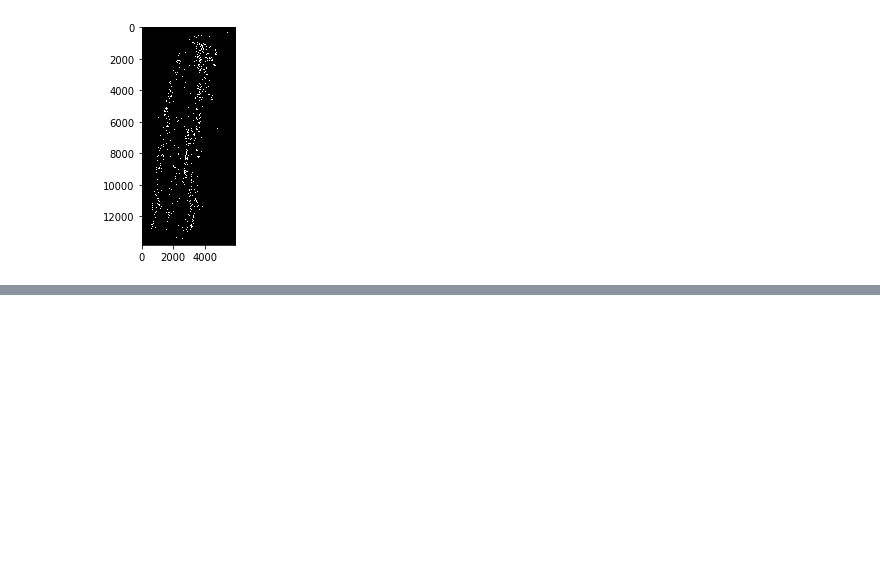
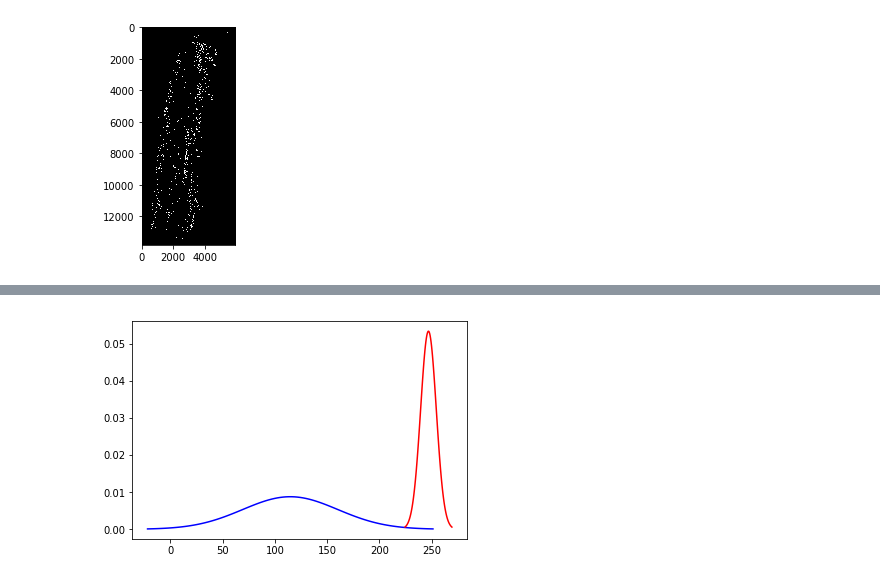
Before and after one commit to fafnerzhang/Pattern_find_duck, a Jupyter notebook: duck_final.ipynb, the cells around one changed output, grey strips where cells are left out. Cells and saved outputs as stored; diff of their text form; code cells hidden in the pictures; blank space fills up the shorter version.

Commit message:
11/25
modify the bayesian model with duck_pixel and non_duck_pixel
automatically process training data

```diff
--- a/duck_final.ipynb
+++ b/duck_final.ipynb
@@ -78,0 +99,18 @@ plt.show()
+# %%
+#兩類資料之高斯分布
+import matplotlib.mlab as mlab
+import math
+mu =bayesian.theta_[0][0]
+sigma =bayesian.sigma_[0][0]**0.5
+x1 = np.linspace(mu - 3*sigma, mu + 3*sigma, 100)
+mu2=bayesian.theta_[1][0]
+sigma2=bayesian.sigma_[1][0]**0.5
+x2 = np.linspace(mu2 - 3*sigma2, mu2 + 3*sigma2, 100)
+x=np.linspace(0,255)
+#blue為non_duck_pixel分布,red為duck_pixel分布
+plt.plot(x1,mlab.normpdf(x1, mu, sigma),c='blue')
+plt.plot(x2,mlab.normpdf(x2, mu2, sigma2),c='red')
+plt.savefig("sample_Gaussian.jpg")
+plt.show()
+# %% [output]
+[figure, added]
```
Also changed, not shown: parts of 6 cells of this notebook, 30 other files.
